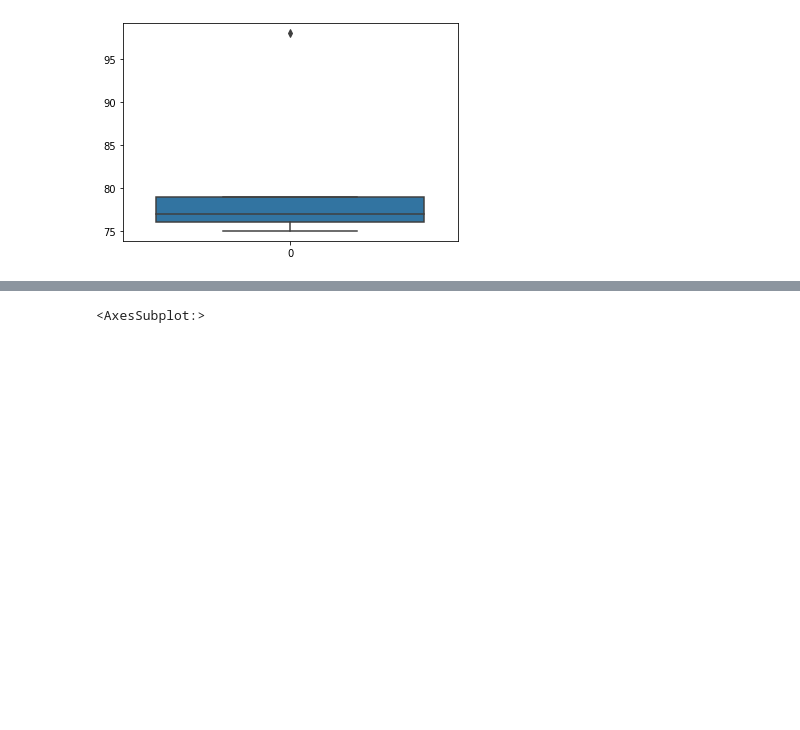
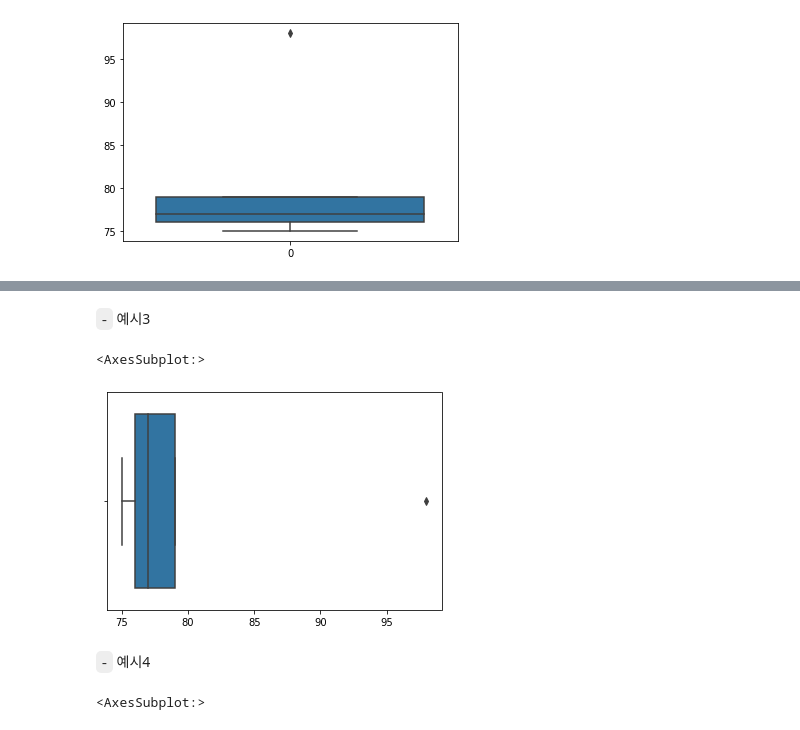
Before and after one commit to guebin/DV2022_backup, a Jupyter notebook: _notebooks/draft.ipynb, the cells around one changed output, grey strips where cells are left out. Cells and saved outputs as stored; diff of their text form; code cells hidden in the pictures; blank space fills up the shorter version.

```diff
--- a/_notebooks/draft.ipynb
+++ b/_notebooks/draft.ipynb
@@ -98,3 +109,12 @@ sns.boxplot(data=y1)
+# %% [markdown]
+`-` 예시3
+# %%
+sns.boxplot(x=y1)
+# %% [output]
+<AxesSubplot:>
+[figure, added]
+# %% [markdown]
+`-` 예시4
 # %%
 sns.boxplot(data=y2)
 # %% [output]
```
Also changed, not shown: parts of 57 cells of this notebook.
